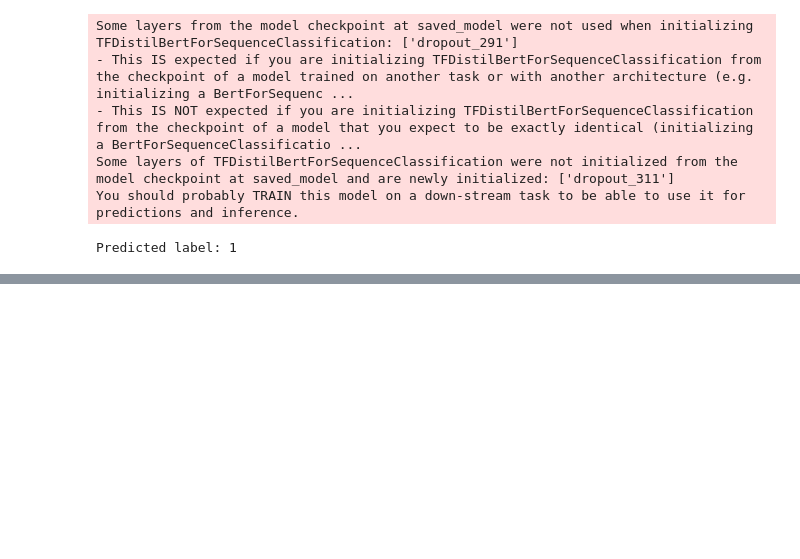
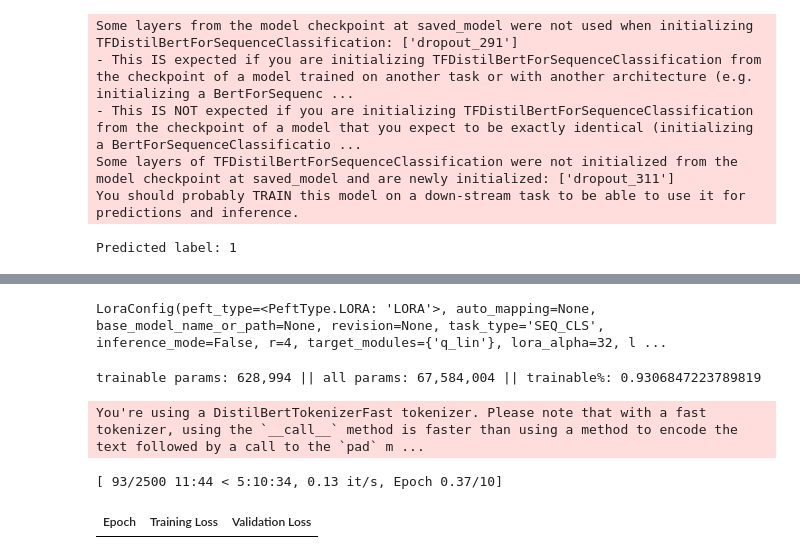
Before and after one commit to inkri/NaturalLanguage-Processing, a Jupyter notebook: Fine_Tuning_LLM.ipynb, the cells around one changed output, grey strips where cells are left out. Drawn from its saved outputs; the diff is of its cells as text; code cells hidden in the pictures; blank space fills up the shorter version.

```diff
--- a/Fine_Tuning_LLM.ipynb
+++ b/Fine_Tuning_LLM.ipynb
@@ -151,0 +536,53 @@ agent.run("Caption the following image", image=image)
+# %%
+#Train model
+peft_config = LoraConfig(task_type="SEQ_CLS",
+                        r=4,
+                        lora_alpha=32,
+                        lora_dropout=0.01,
+                        target_modules = ['q_lin'])
+# %%
+peft_config
+# %% [output]
+LoraConfig(peft_type=<PeftType.LORA: 'LORA'>, auto_mapping=None, base_model_name_or_path=None, revision=None, task_type='SEQ_CLS', inference_mode=False, r=4, target_modules={'q_lin'}, lora_alpha=32, l ...
+# %%
+
+model = get_peft_model(model, peft_config)
+model.print_trainable_parameters()
+# %% [output]
+trainable params: 628,994 || all params: 67,584,004 || trainable%: 0.9306847223789819
+# %%
+# hyperparameters
+lr = 1e-3
+batch_size = 4
+num_epochs = 10
+# %%
+# define training arguments
+training_args = TrainingArguments(
+    output_dir= model_checkpoint + "-lora-text-classification",
+    learning_rate=lr,
+    per_device_train_batch_size=batch_size,
+    per_device_eval_batch_size=batch_size,
+    num_train_epochs=num_epochs,
+    weight_decay=0.01,
+    evaluation_strategy="epoch",
+    save_strategy="epoch",
+    load_best_model_at_end=True,
+)
+# %%
+# creater trainer object
+trainer = Trainer(
+    model=model,
+    args=training_args,
+    train_dataset=tokenized_dataset["train"],
+    eval_dataset=tokenized_dataset["validation"],
+    tokenizer=tokenizer,
+    data_collator=data_collator, # this will dynamically pad examples in each batch to be equal length
+    compute_metrics=compute_metrics,
+)
+
+# train model
+trainer.train()
+# %% [output]
+You're using a DistilBertTokenizerFast tokenizer. Please note that with a fast tokenizer, using the `__call__` method is faster than using a method to encode the text followed by a call to the `pad` m ...
+[ 93/2500 11:44 < 5:10:34, 0.13 it/s, Epoch 0.37/10]
+| Epoch | Training Loss | Validation Loss |
```
Also changed, not shown: parts of 34 cells of this notebook.
